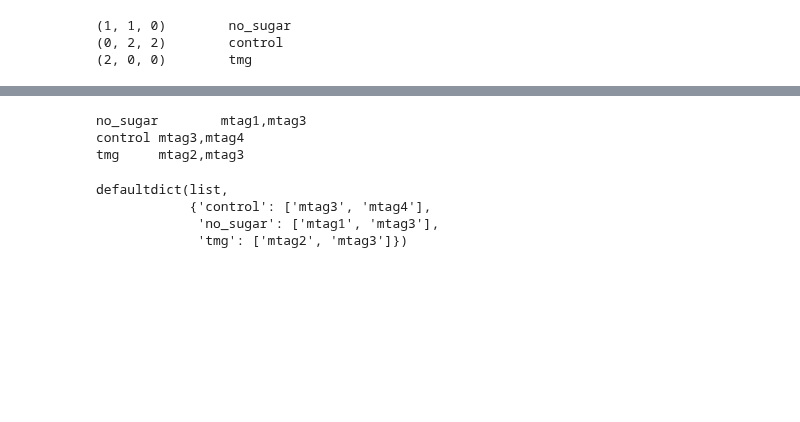
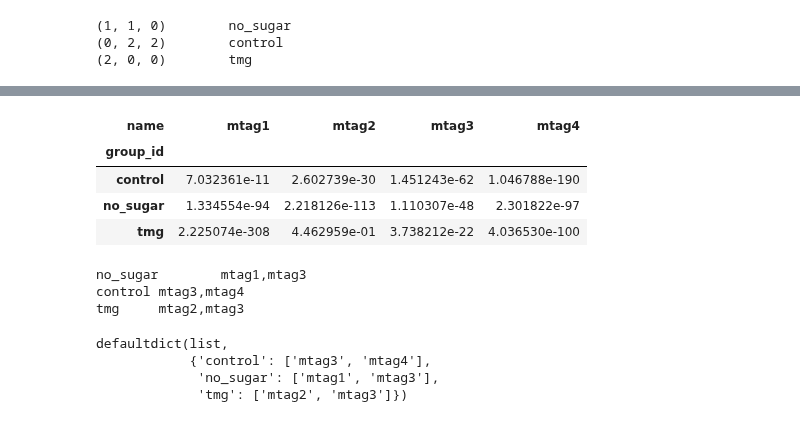
Before and after one commit to sbooeshaghi/azucar, a Jupyter notebook: analysis/293T/obs2/assign.ipynb, the cells around one changed output, grey strips where cells are left out. Saved outputs shown, nothing was run; the diff lists cells and outputs as text; code cells hidden in the pictures; blank space fills up the shorter version.

```diff
--- a/analysis/293T/obs2/assign.ipynb
+++ b/analysis/293T/obs2/assign.ipynb
@@ -2496,6 +2489,7 @@ def convert_mtx(*x):
   return x[0].values[0]
 
 es = mdf.groupby(["group_id", "name"])["es"].apply(convert_mtx).unstack()
+pv = mdf.groupby(["group_id", "name"])["p_corr"].apply(convert_mtx).unstack()
 
 xa, ya = np.where(es.values > 0)
 check = defaultdict(list)
@@ -2532,3 +2526,11 @@ es
+# %%
+pv
+# %% [output]
+| name | mtag1 | mtag2 | mtag3 | mtag4 |
+| group_id |  |  |  |  |
+| control | 7.032361e-11 | 2.602739e-30 | 1.451243e-62 | 1.046788e-190 |
+| no_sugar | 1.334554e-94 | 2.218126e-113 | 1.110307e-48 | 2.301822e-97 |
+| tmg | 2.225074e-308 | 4.462959e-01 | 3.738212e-22 | 4.036530e-100 |
 # %%
 !cat $markers_fn
 # %% [output]
```
Also changed, not shown: parts of 11 cells of this notebook.
